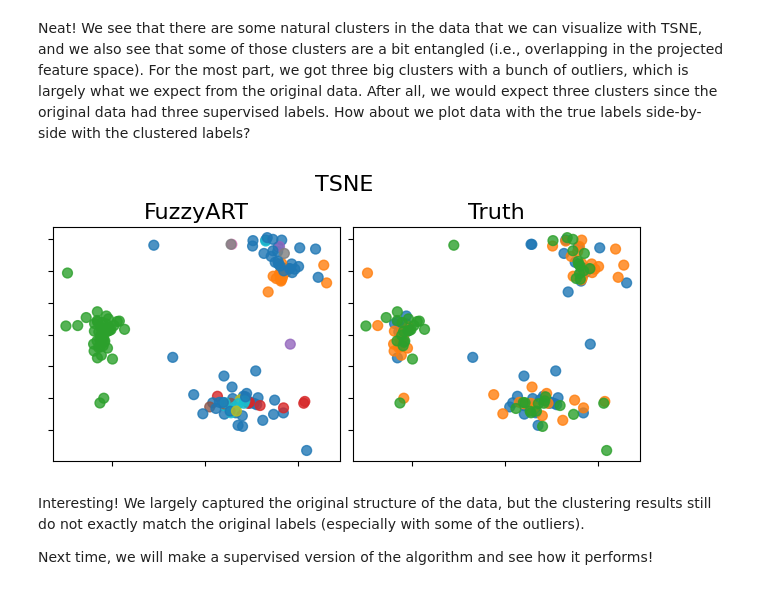
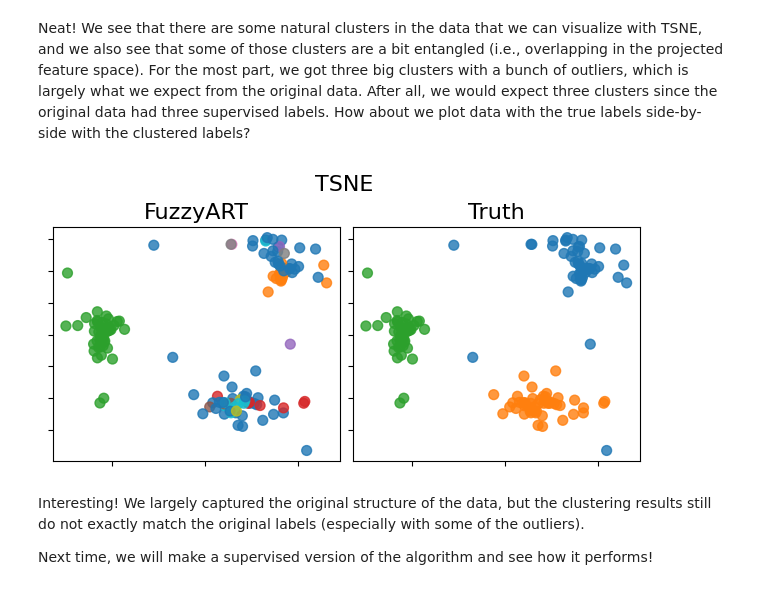
Before and after one commit to art-book-online/art-book-online.github.io, a Jupyter notebook: _notebooks/notebooks/fuzzyart-pytorch.ipynb, the cells around one changed output. Drawn from its saved outputs; the diff is of its cells as text; code cells hidden in the pictures.

```diff
--- a/_notebooks/notebooks/fuzzyart-pytorch.ipynb
+++ b/_notebooks/notebooks/fuzzyart-pytorch.ipynb
@@ -76,7 +76,9 @@ label_encoder = LabelEncoder()
 
 # Shuffle the data
 np.random.seed(12345)
+data['Labels'] = iris.target
 data = data.sample(frac=1).reset_index(drop=True)
+labels = data.pop('Labels')
 
 # Complement code the data by pushing it into a Tensor
 data_cc = torch.Tensor(data.values)
@@ -473,32 +475,32 @@ How about we plot data with the true labels side-by-side with the clustered labe
 # %%
 # Generate a side-by-side comparison plot
 def plot_side_by_side_2d(x, y1, y2, t1, t2, ttop):
     cmap = plt.get_cmap('tab10')
     fig, (ax1, ax2) = plt.subplots(1,2,
         figsize=(6, 3),
         facecolor="white",
         constrained_layout=True,
     )
     fig.suptitle(ttop, size=16)
     colors = [cmap(i) for i in y1]
     add_2d_scatter(ax1, x, colors)
     ax1.set_title(t1, size=16)
 
     colors = [cmap(i) for i in y2]
     add_2d_scatter(ax2, x, colors)
     ax2.set_title(t2, size=16)
     plt.show()
 
 plot_side_by_side_2d(
     S_t_sne.T,
     y_hats,
-    iris.target,
+    labels,
     "FuzzyART",
     "Truth",
     "TSNE",
 )
 # %% [output]
-[figure, old version]
+[figure, new version]
 # %% [markdown]
 Interesting! We largely captured the original structure of the data, but the clustering results still do not exactly match the original labels (especially with some of the outliers).
 
```
Also changed, not shown: 6 other files.
